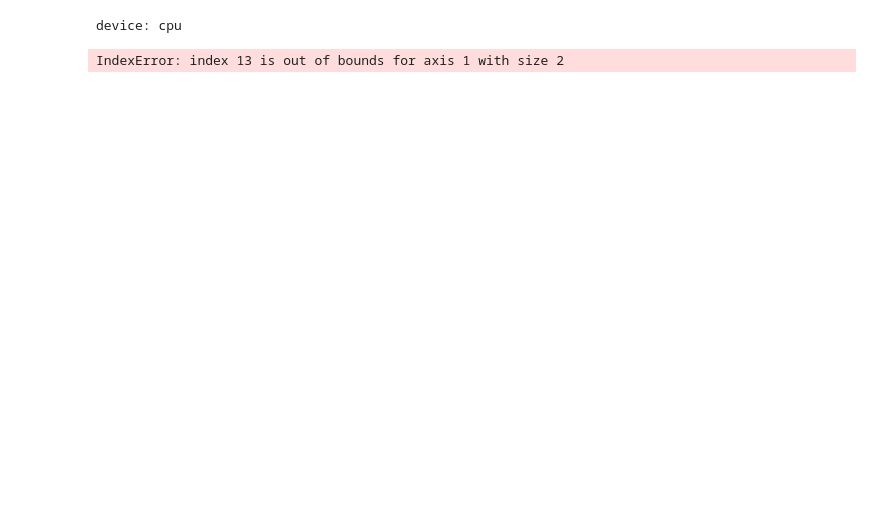
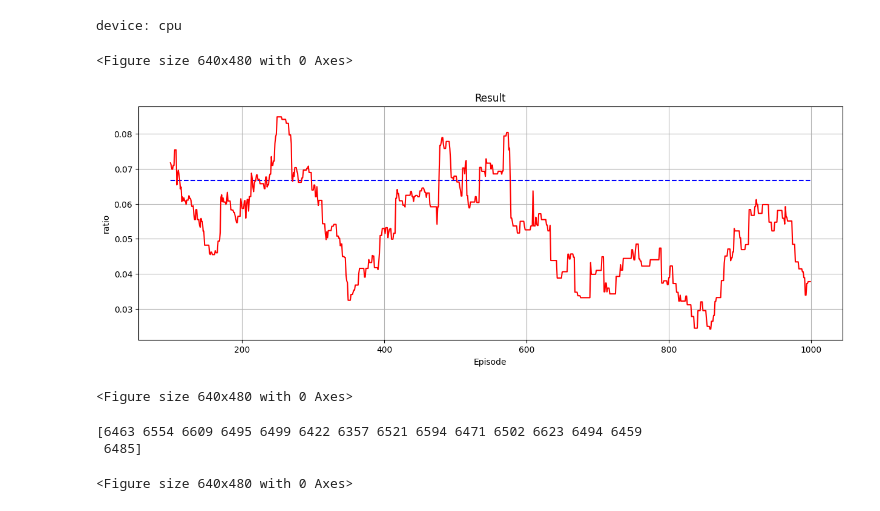
Before and after one commit to SpeedyHorse/drl, a Jupyter notebook: multiple/99_myself/01_dqn.ipynb, the cells around one changed output. Saved outputs shown, nothing was run; the diff lists cells and outputs as text; code cells hidden in the pictures; blank space fills up the shorter version.

```diff
--- a/multiple/99_myself/01_dqn.ipynb
+++ b/multiple/99_myself/01_dqn.ipynb
@@ -45,7 +86,7 @@ D:\github\drl\raw_after_filtered\cicids2017\data\WebAttacks-Thursday-WorkingHour
 # %%
 print(train_data["Number Label"].value_counts())
 
-smote = SMOTE(random_state=42, sampling_strategy="auto", k_neighbors=3)
+smote = SMOTENC(categorical_features=["Protocol", "Destination Port"],random_state=42, sampling_strategy="auto", k_neighbors=3)
 x_smote, y_smote = smote.fit_resample(
     train_data.drop(columns=["Number Label"]), train_data["Number Label"]
 )
@@ -93,7 +134,7 @@ train_input = InputType(
     reward_list=[1.0, -1.0],
     type_env=None
 )
-train_env = BinaryFlowEnv(train_input)
+train_env = MultipleFlowEnv(train_input)
 
 test_input = InputType(
     input_features=test_data.drop(columns=["Number Label"]),
@@ -101,7 +142,7 @@ test_input = InputType(
     reward_list=[1.0, -1.0],
     type_env="test"
 )
-test_env = BinaryFlowEnv(test_input)
+test_env = MultipleFlowEnv(test_input)
 # %%
 import matplotlib
 import random
@@ -156,6 +197,10 @@ class ReplayMemory(object):
     def __len__(self):
         return len(self.memory)
 # %%
+def moving_average(data, window_size):
+    weights = np.ones(window_size) / window_size
+    return np.convolve(data, weights, mode='valid')
+
 def plot_graph(data: list, show_result=False):
     plt.figure(figsize=(15,5))
     # durations_t = torch.tensor(episode_durations, dtype=torch.float)
@@ -165,13 +210,22 @@ def plot_graph(data: list, show_result=False):
     else:
         plt.clf()
         plt.title("Training...")
-    means = [data[0]]
-    for i in range(1, len(data)):
-        means.append(np.mean(data[0:i]))
+
+    means = moving_average(data, 100)
+    lines = np.full(len(means), 1/15)
+
+    first = len(data) - len(means)
+    if first < 0:
+        first = 0
+    else:
+        means = np.concatenate((np.full(first, np.nan), means))
+        lines = np.concatenate((np.full(first, np.nan), lines))
+
+    plt.plot(lines, color="blue", linestyle="--")
 
     plt.xlabel("Episode")
     plt.ylabel("ratio")
-    # plt.plot(data)
+    # plt.plot(data, color="purple", alpha=0.5)
     plt.plot(means, color="red")
     plt.grid()
 
@@ -271,7 +325,7 @@ EPS_DECAY = 100000
 TAU = 0.005
 LR = 1e-5
 # %%
-num_episodes = 3000
+num_episodes = 1000
 # %%
 n_actions = train_env.action_space.n
 n_inputs = train_env.observation_space.shape[0]
@@ -352,6 +406,7 @@ def optimize_model():
     utils.clip_grad_value_(policy_net.parameters(), 1000)
     optimizer.step()
 # %%
+test = np.zeros(n_actions, dtype=int)
 for i_episode in range(num_episodes):
     # Initialize the environment and state
     random.seed(i_episode)
@@ -370,8 +425,8 @@ for i_episode in range(num_episodes):
         # calculate next state
         raw_next_state, reward, terminated, truncated, info = train_env.step(action.item())
         row_column_index = info["matrix_position"]
-        # print(info)
         confusion_matrix[row_column_index[0], row_column_index[1]] += 1
+        test[info["answer"]] += 1
         # print(info)
 
         # to tensor
@@ -386,31 +441,38 @@ for i_episode in range(num_episodes):
         memory.push(state, action, next_state, reward)
         sum_reward += reward.item() if reward.item() == 1 else 0
 
         # move to the next state
         state = next_state
 
         # optimize the model
         # print("optimize_model")
         optimize_model()
 
         if terminated:
             episode_rewards.append(sum_reward / (t + 1))
             break
 
     # do after the episode
     # episode_rewards.append(sum_reward)
     base = confusion_matrix[1, 1] + confusion_matrix[1, 0]
     episode_precision.append(
         confusion_matrix[1, 1] / base if base != 0 else 0
     )
     # print(i_episode)
     if i_episode > 0 and i_episode % 10 == 0:
+        print(test)
         plot_graph(episode_precision)
 
 # complete the episode
 plot_graph(episode_precision, show_result=True)
 torch.save(policy_net.state_dict(), "re_01_dqn_cic.pth")  # save the model
 
+print(test)
 train_env.close()
 # %% [output]
-IndexError: index 13 is out of bounds for axis 1 with size 2
+<Figure size 640x480 with 0 Axes>
+[figure, added]
+<Figure size 640x480 with 0 Axes>
+[6463 6554 6609 6495 6499 6422 6357 6521 6594 6471 6502 6623 6494 6459
+ 6485]
+<Figure size 640x480 with 0 Axes>
```
Also changed, not shown: parts of 7 cells of this notebook.
